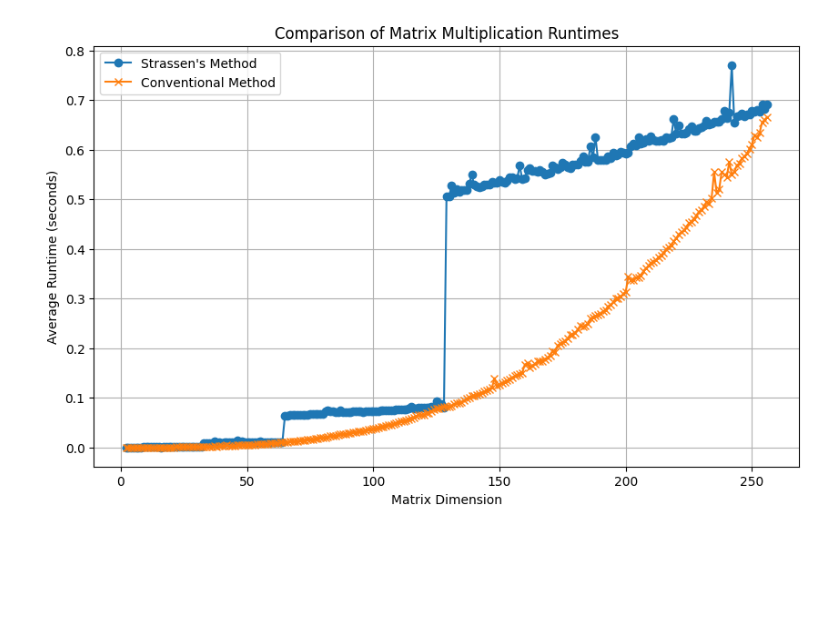
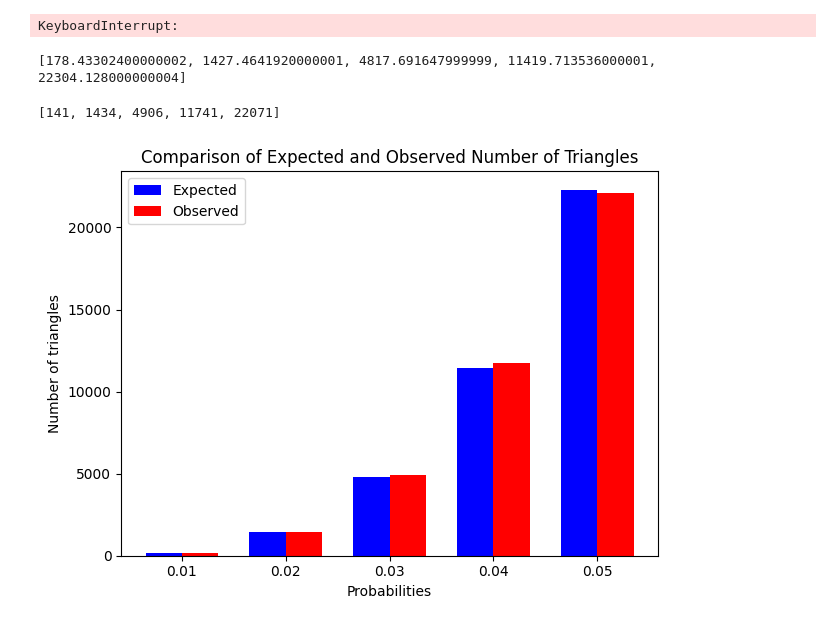
Before and after one commit to Need-a-taco/cs124_progset2, a Jupyter notebook: strs.ipynb, the cells around one changed output. Cells and saved outputs as stored; diff of their text form; code cells hidden in the pictures; blank space fills up the shorter version.

```diff
--- a/strs.ipynb
+++ b/strs.ipynb
@@ -175,8 +175,4 @@ def testing_threshold():
 # %%
-stras_list, conv_list = testing_threshold()
-dimension = 256
-dimensions = list(range(2, dimension + 1))
-
 plt.figure(figsize=(10, 6))
 plt.plot(dimensions, stras_list, label='Strassen\'s Method', marker='o')
 plt.plot(dimensions, conv_list, label='Conventional Method', marker='x')
@@ -187,5 +183,3 @@ plt.title('Comparison of Matrix Multiplication Runtimes')
 plt.legend()
 plt.grid(True)
 plt.show()
-# %% [output]
-[figure, removed]
@@ -191,0 +228,33 @@ plt.show()
+# %%
+expected_probabilities, expected_results = expectation_function(1024)
+observed_probabilities, observed_results = counttriangles(1024)
+# %% [output]
+KeyboardInterrupt:
+# %%
+print(expected_results)
+# %% [output]
+[178.43302400000002, 1427.4641920000001, 4817.691647999999, 11419.713536000001, 22304.128000000004]
+# %%
+print(observed_results)
+# %% [output]
+[141, 1434, 4906, 11741, 22071]
+# %%
+bar_width = 0.35
+fig, ax = plt.subplots()
+positions1 = np.arange(len(expected_probabilities))
+positions2 = [pos + bar_width for pos in positions1]
+
+ax.bar(positions1, expected_results, bar_width, label='Expected', color='b')
+ax.bar(positions2, observed_results, bar_width, label='Observed', color='r')
+
+ax.set_xlabel('Probabilities')
+ax.set_ylabel('Number of triangles')
+ax.set_title('Comparison of Expected and Observed Number of Triangles')
+ax.set_xticks(positions1 + bar_width / 2)
+ax.set_xticklabels([str(p) for p in expected_probabilities])
+ax.legend()
+
+plt.tight_layout()
+plt.show()
+# %% [output]
+[figure, added]
```
Also changed, not shown: parts of 7 cells of this notebook, 3 other files.
